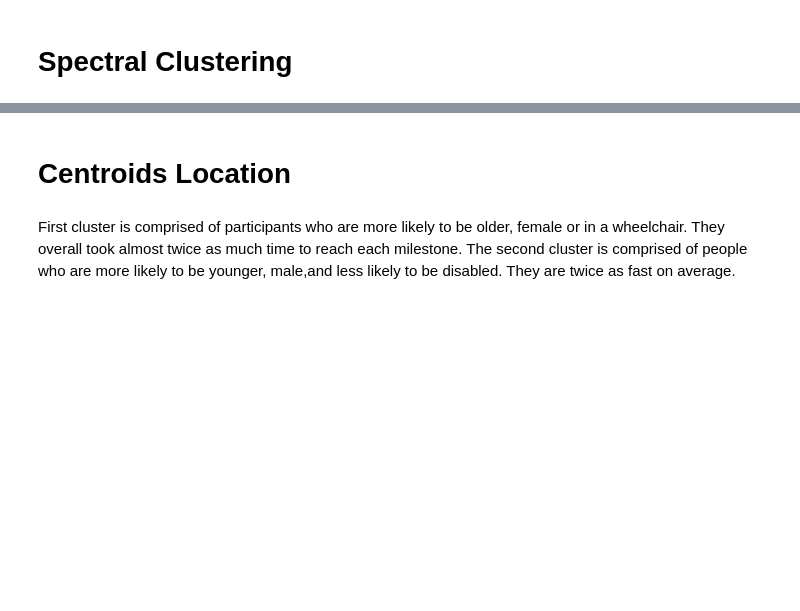
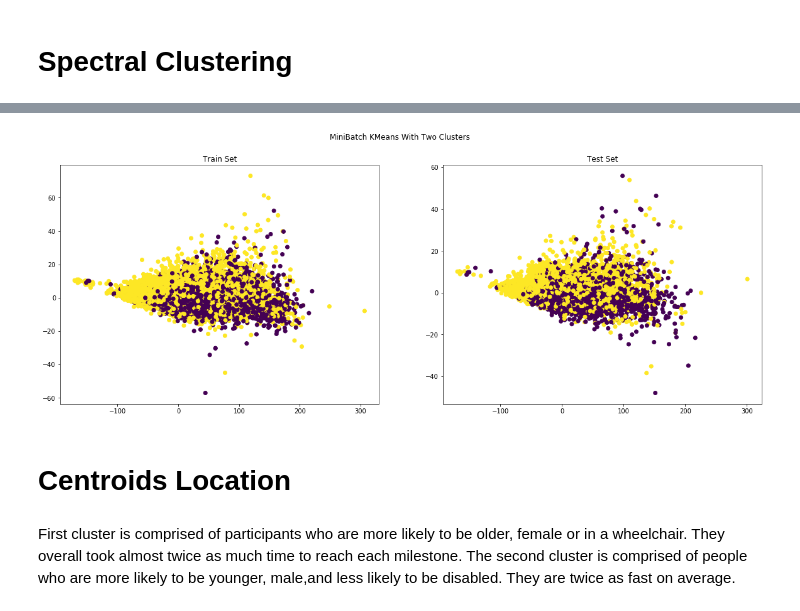
Before and after one commit to innawendell/Unsupervised_Learning, a Jupyter notebook: Marathon.ipynb, the cells around one changed output, grey strips where cells are left out. Drawn from its saved outputs; the diff is of its cells as text; code cells hidden in the pictures; blank space fills up the shorter version.

```diff
--- a/Marathon.ipynb
+++ b/Marathon.ipynb
@@ -386,33 +428,23 @@ minibatchkmeans = MiniBatchKMeans(init='k-means++',
 # %%
 plt.figure(figsize=(20,7))
 
-plt.subplot(141)
+plt.subplot(121)
 
-minibatchkmeans.fit(X1)
+minibatchkmeans.fit_predict(X_train_concat)
 mini_labels = minibatchkmeans.labels_
-plt.scatter(X_pca1[:, 0], X_pca1[:, 1], c=mini_labels)
-plt.title('Sample 1')
+plt.scatter(X_train_pca[:, 0], X_train_pca[:, 1], c=mini_labels)
+plt.title('Train Set')
 
-plt.subplot(142)
-minibatchkmeans.fit(X2)
-mini_2labels = minibatchkmeans.labels_
-plt.scatter(X_pca2[:, 0], X_pca2[:, 1], c=mini_2labels)
-plt.title('Sample 2')
+plt.subplot(122)
+labels = minibatchkmeans.predict(X_test_concat)
+plt.scatter(X_test_pca[:, 0], X_test_pca[:, 1], c=labels)
+plt.title('Test Set')
 
-plt.subplot(143)
-minibatchkmeans.fit(X3)
-mini_3labels = minibatchkmeans.labels_
-plt.scatter(X_pca3[:, 0], X_pca3[:, 1], c=mini_3labels)
-plt.title('Sample 3')
-
-plt.subplot(144)
-minibatchkmeans.fit(X4)
-mini_4labels = minibatchkmeans.labels_
-plt.scatter(X_pca4[:, 0], X_pca4[:, 1], c=mini_4labels)
-plt.title('Sample 4')
 
 plt.suptitle('MiniBatch KMeans With Two Clusters')
 plt.show()
+# %% [output]
+[figure, added]
 # %% [markdown]
 # Centroids Location
 # %% [markdown]
```
Also changed, not shown: parts of 83 cells of this notebook.
